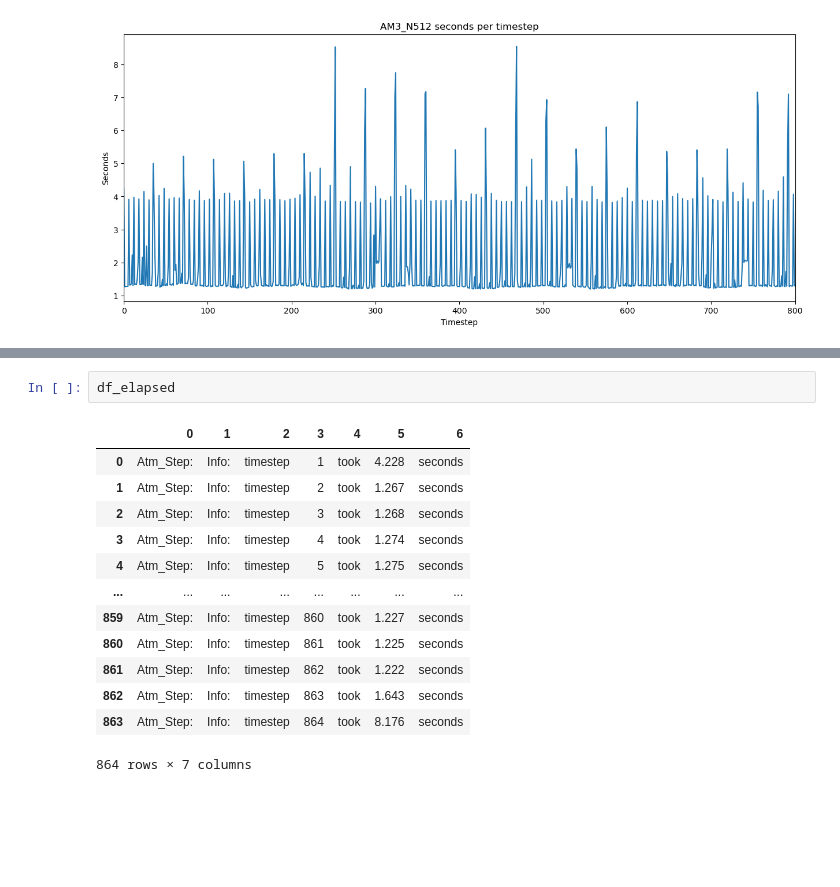
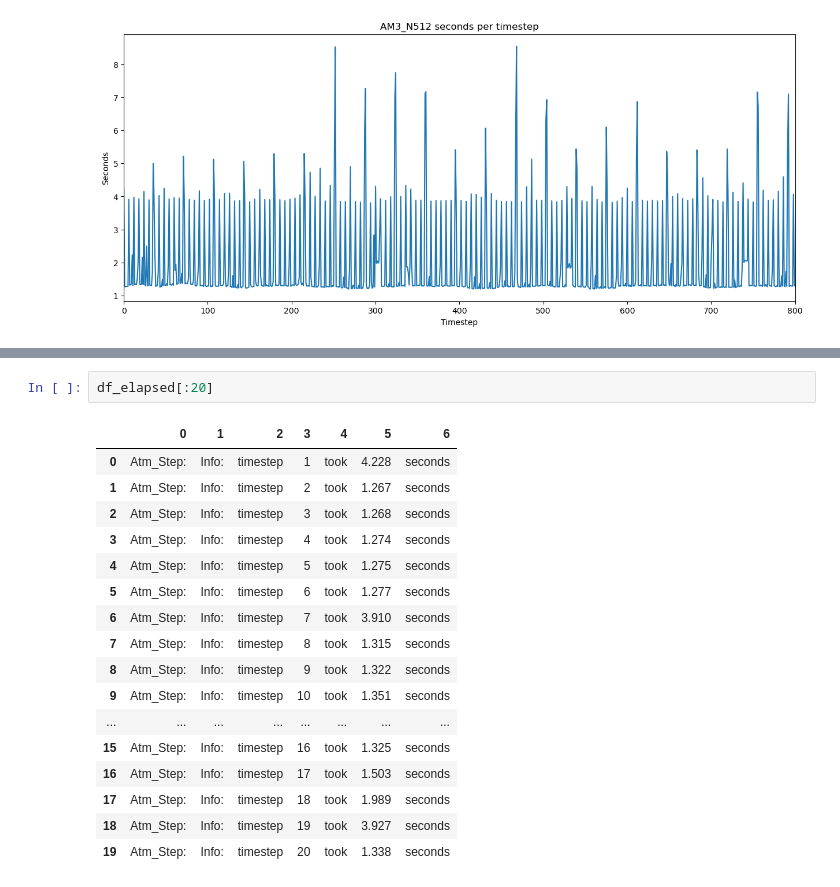
Before and after one commit to 21centuryweather/UM_config_tools, a Jupyter notebook: notebooks/Plot_timesteps_pe0.ipynb, the cells around one changed output, grey strips where cells are left out. Cells and saved outputs as stored; diff of their text form; blank space fills up the shorter version.

```diff
--- a/notebooks/Plot_timesteps_pe0.ipynb
+++ b/notebooks/Plot_timesteps_pe0.ipynb
@@ -169,16 +176,20 @@ plt.savefig('AM3_N512_Sapphirerapids_Timesteps.png')
 # %%
-df_elapsed
+df_elapsed[:20]
 # %% [output]
 |  | 0 | 1 | 2 | 3 | 4 | 5 | 6 |
 | 0 | Atm_Step: | Info: | timestep | 1 | took | 4.228 | seconds |
 | 1 | Atm_Step: | Info: | timestep | 2 | took | 1.267 | seconds |
 | 2 | Atm_Step: | Info: | timestep | 3 | took | 1.268 | seconds |
 | 3 | Atm_Step: | Info: | timestep | 4 | took | 1.274 | seconds |
 | 4 | Atm_Step: | Info: | timestep | 5 | took | 1.275 | seconds |
+| 5 | Atm_Step: | Info: | timestep | 6 | took | 1.277 | seconds |
+| 6 | Atm_Step: | Info: | timestep | 7 | took | 3.910 | seconds |
+| 7 | Atm_Step: | Info: | timestep | 8 | took | 1.315 | seconds |
+| 8 | Atm_Step: | Info: | timestep | 9 | took | 1.322 | seconds |
+| 9 | Atm_Step: | Info: | timestep | 10 | took | 1.351 | seconds |
 | ... | ... | ... | ... | ... | ... | ... | ... |
-| 859 | Atm_Step: | Info: | timestep | 860 | took | 1.227 | seconds |
-| 860 | Atm_Step: | Info: | timestep | 861 | took | 1.225 | seconds |
-| 861 | Atm_Step: | Info: | timestep | 862 | took | 1.222 | seconds |
-| 862 | Atm_Step: | Info: | timestep | 863 | took | 1.643 | seconds |
-| 863 | Atm_Step: | Info: | timestep | 864 | took | 8.176 | seconds |
+| 15 | Atm_Step: | Info: | timestep | 16 | took | 1.325 | seconds |
+| 16 | Atm_Step: | Info: | timestep | 17 | took | 1.503 | seconds |
+| 17 | Atm_Step: | Info: | timestep | 18 | took | 1.989 | seconds |
+| 18 | Atm_Step: | Info: | timestep | 19 | took | 3.927 | seconds |
+| 19 | Atm_Step: | Info: | timestep | 20 | took | 1.338 | seconds |
-864 rows × 7 columns
```
Also changed, not shown: parts of 2 cells of this notebook, 2 other files.
